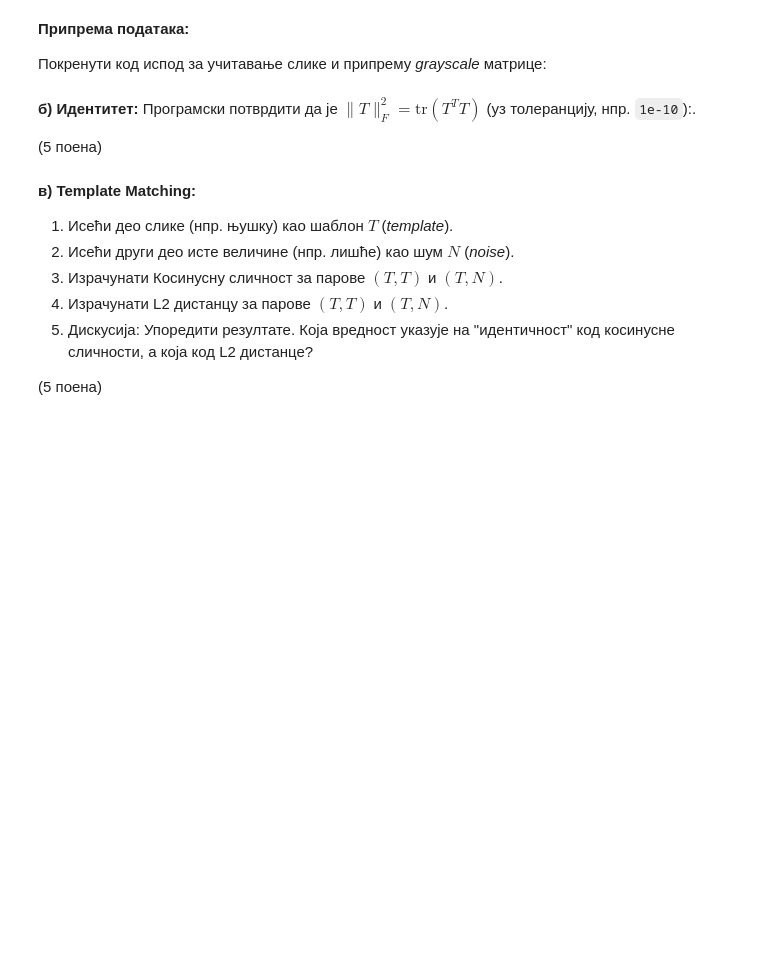
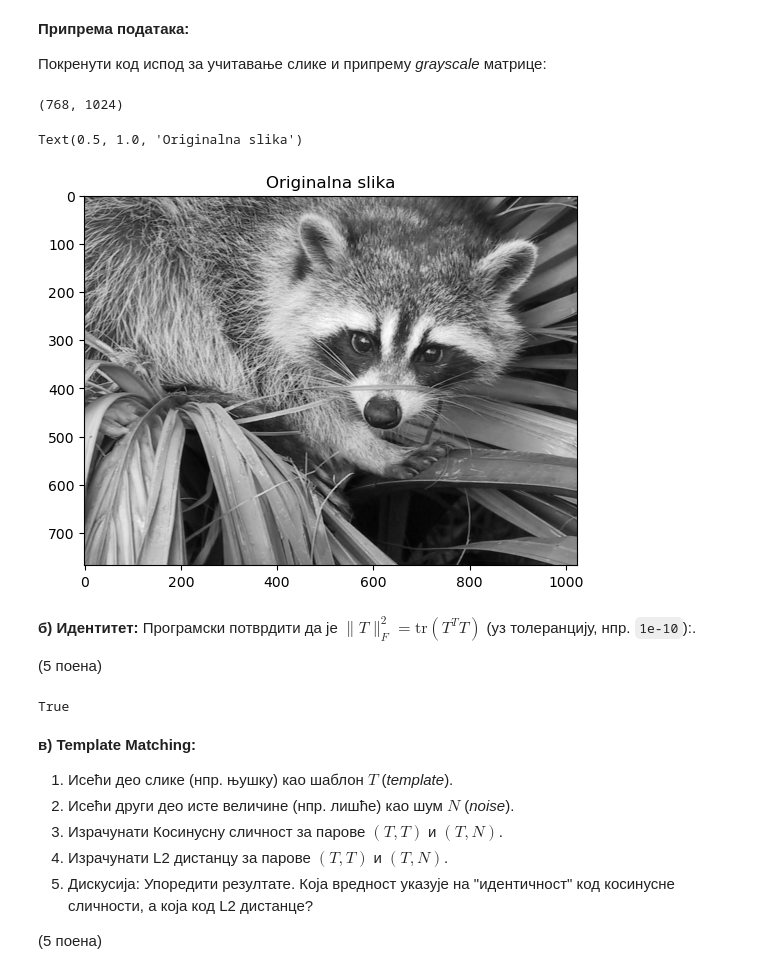
Before and after one commit to paunovicjovan/mathematical-methods-for-machine-learning, a Jupyter notebook: Homeworks/02Domaci2025-26_Jovan_Paunovic.ipynb, the cells around one changed output. Cells and saved outputs as stored; diff of their text form; code cells hidden in the pictures; blank space fills up the shorter version.

```diff
--- a/Homeworks/02Domaci2025-26_Jovan_Paunovic.ipynb
+++ b/Homeworks/02Domaci2025-26_Jovan_Paunovic.ipynb
@@ -639,14 +649,26 @@ import cv2
 # %%
 rakun=scd.face()
 sk_vredn=rakun/255
 rakun_gray = sk_vredn @ [0.2126, 0.7152, 0.0722]
-rakun_gray.shape
+print(rakun_gray.shape)
 plt.imshow(rakun_gray, cmap="gray");
 plt.title("Originalna slika")
+# %% [output]
+(768, 1024)
+Text(0.5, 1.0, 'Originalna slika')
+[figure, added]
 # %% [markdown]
 **б) Идентитет:** Програмски потврдити да је $\|T\|_F^2 = \text{tr}(T^T T)$ (уз толеранцију, нпр. `1e-10`):.
 
 (5 поена)
+# %%
+T = np.array([[1, 2], [3, 4]])
+
+fro_norm_squared = np.linalg.norm(T, 'fro')**2
+trace = np.trace(T.T@T)
+print(np.isclose(fro_norm_squared, trace, atol=1e-10))
+# %% [output]
+True
 # %% [markdown]
 **в) Template Matching:**
 
```
Also changed, not shown: parts of 6 cells of this notebook.
